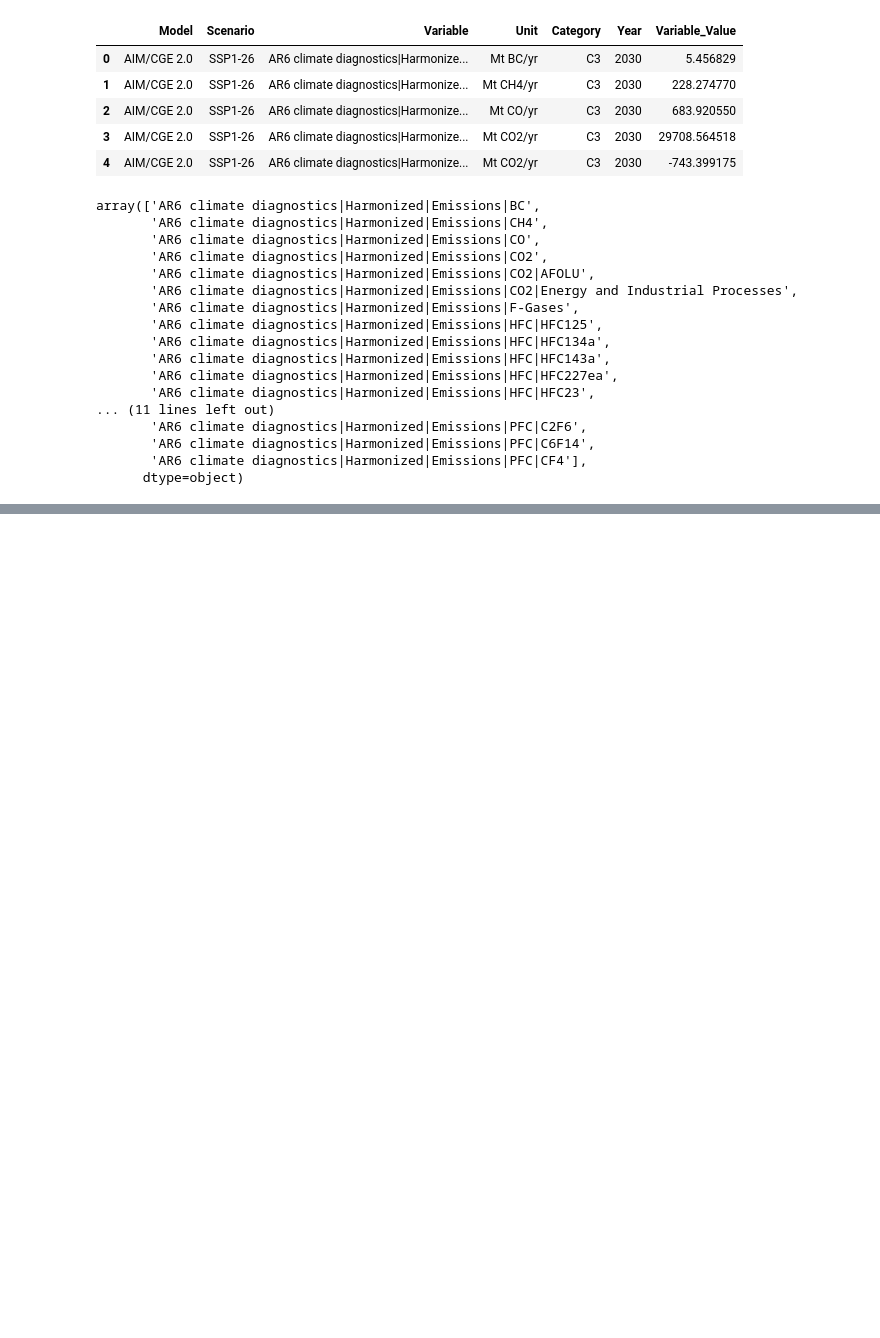
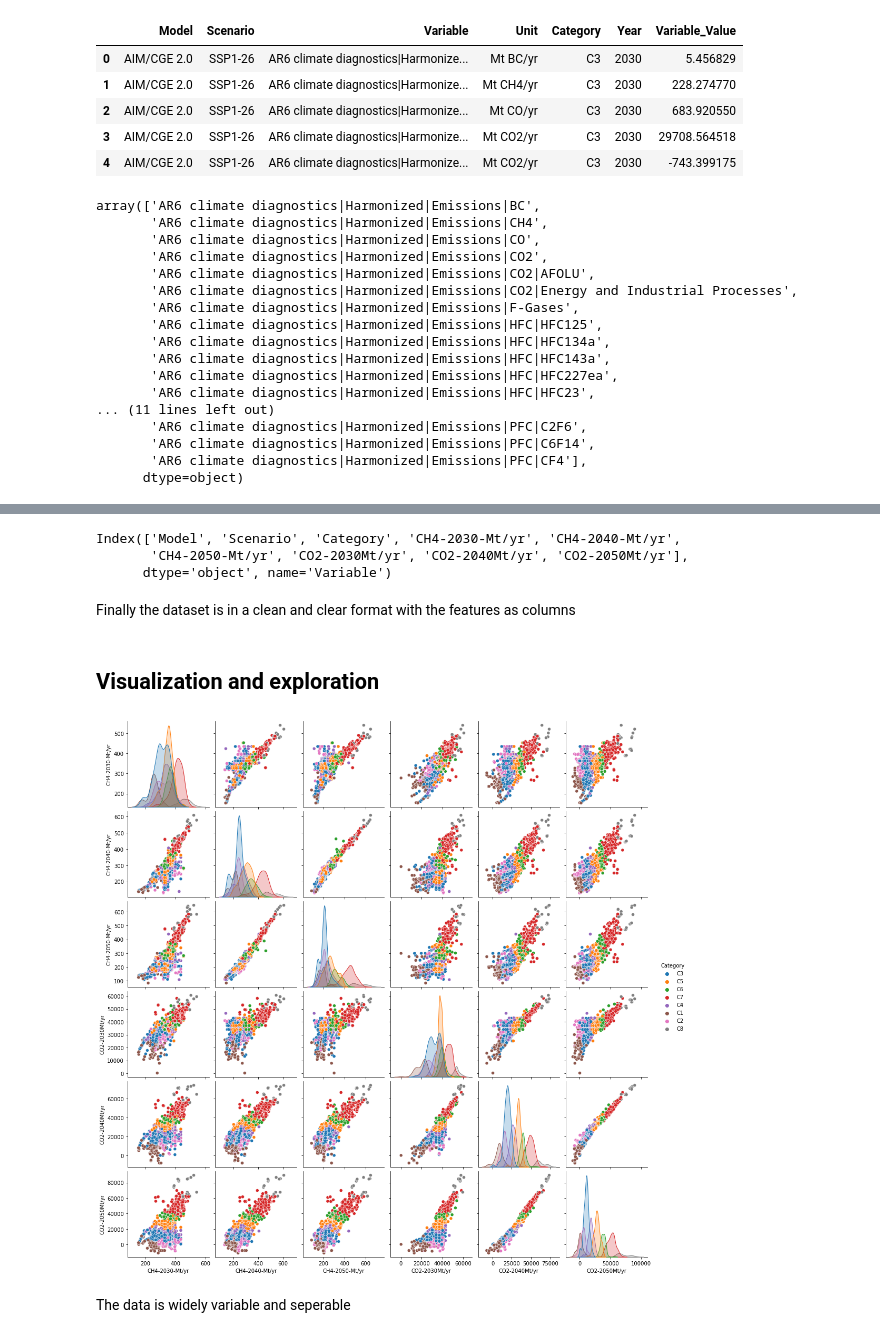
Before and after one commit to muadelm/IPCC_Scenarios, a Jupyter notebook: Classification_of_scenarioes_June2023/Classification_of_scenarioes.ipynb, the cells around one changed output, grey strips where cells are left out. Cells and saved outputs as stored; diff of their text form; code cells hidden in the pictures; blank space fills up the shorter version.

```diff
--- a/Classification_of_scenarioes_June2023/Classification_of_scenarioes.ipynb
+++ b/Classification_of_scenarioes_June2023/Classification_of_scenarioes.ipynb
@@ -176,0 +212,7 @@ df_f
+# %%
+## repeat to 2040 and 2050
+df2040 = df_f[df_f['Year']=='2040'].replace({'CH4-Mt/yr':'CH4-2040-Mt/yr', 'CO2-Mt/yr':'CO2-2040Mt/yr'})
+df2040 = df2040[['Model','Scenario','Variable','Variable_Value','Category']]
+
+df2050 = df_f[df_f['Year']=='2050'].replace({'CH4-Mt/yr':'CH4-2050-Mt/yr', 'CO2-Mt/yr':'CO2-2050Mt/yr'})
+df2050 = df2050[['Model','Scenario','Variable','Variable_Value','Category']]
@@ -176,0 +228,8 @@ df_f
+# %%
+## merge datasets
+
+dfx = pd.concat([df2030,df2040, df2050], axis=0)
+# %%
+df_final = pd.pivot_table(dfx, values='Variable_Value', index=['Model', 'Scenario', 'Category'],
+                    columns=['Variable'], aggfunc=np.sum)
+df_final.head()
@@ -176,0 +244,3 @@ df_f
+# %%
+df_final.columns = df_final.columns.map(''.join)
+df_final.reset_index(inplace = True)
@@ -176,0 +264,17 @@ df_f
+# %%
+df_final.columns
+# %% [output]
+Index(['Model', 'Scenario', 'Category', 'CH4-2030-Mt/yr', 'CH4-2040-Mt/yr',
+       'CH4-2050-Mt/yr', 'CO2-2030Mt/yr', 'CO2-2040Mt/yr', 'CO2-2050Mt/yr'],
+      dtype='object', name='Variable')
+# %% [markdown]
+Finally the dataset is in a clean and clear format with the features as columns
+# %% [markdown]
+## Visualization and exploration
+# %%
+
+sns.pairplot(df_final, hue='Category');
+# %% [output]
+[figure, added]
+# %% [markdown]
+The data is widely variable and seperable
```
Also changed, not shown: parts of 11 cells of this notebook.
